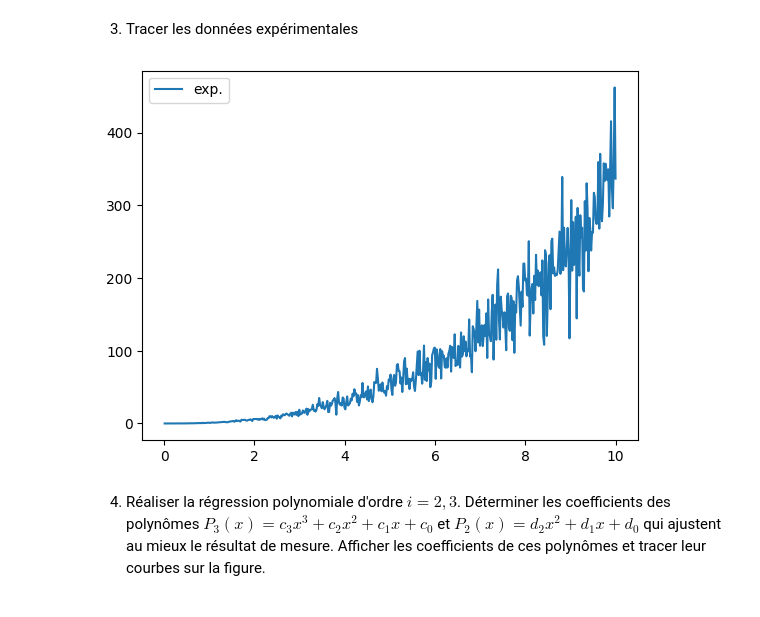
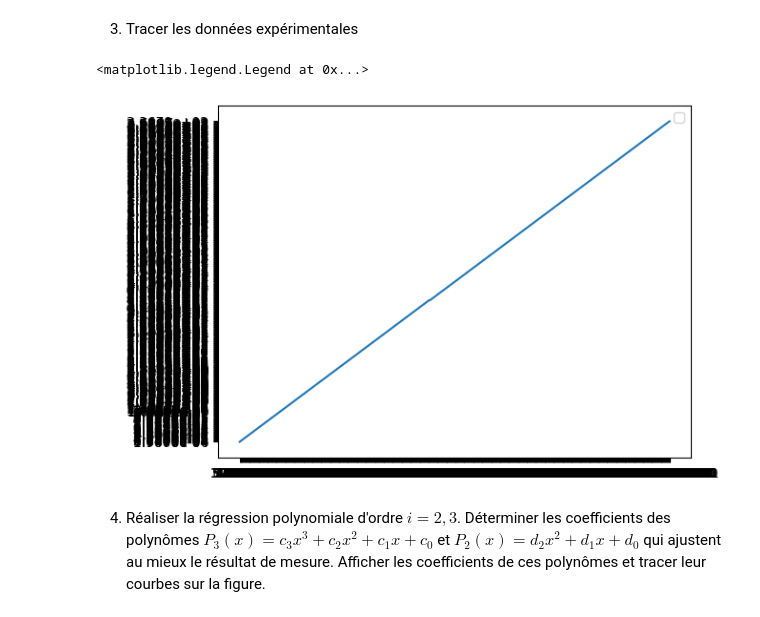
Before and after one commit to Paol06/S4_python_phys, a Jupyter notebook: PH461/TD/TD3/TD3_partie1.ipynb, the cells around one changed output. Drawn from its saved outputs; the diff is of its cells as text; code cells hidden in the pictures.

```diff
--- a/PH461/TD/TD3/TD3_partie1.ipynb
+++ b/PH461/TD/TD3/TD3_partie1.ipynb
@@ -46,7 +46,7 @@ for nom_du_fichier in filenames:
     print (f'Le fichier {nom_du_fichier} contient {len (lignes):d} lignes.')
 
     data = []
-    for i in range (2, 9):
+    for i in range (2, 10):
         ligne = lignes [i].replace (' ', '').split (',')
         x, delta_x, y, delta_y = float (ligne [0]), float (ligne [1]), float (ligne [2]), float (ligne [3])
         data.append ((x, delta_x, y, delta_y))
@@ -169,25 +201,35 @@ Une série de mesures de $y$ en fonction de $x$ est réalisée dans le but de d
 # %%
 # ouverture/lecture du fichier de données
 nom_du_fichier = 'power_law.txt'
-path2data = './data/'
+path2data = 'C:/Users/paolo/Documents/S4_python_phys/PH461/TD/TD3/data_td3/'
+with open (path2data + nom_du_fichier, 'r') as f:
+    contenu = f.read ()
+N = contenu.split ('\n')
 
 
-
-print (f'Le fichier {nom_du_fichier} contient {N:d} lignes.\n')
+print (f'Le fichier {nom_du_fichier} contient {len(N):d} lignes.\n')
 # %% [output]
 Le fichier power_law.txt contient 504 lignes.
 # %% [markdown]
 2. En réemployant à nouveau les procédures du chapitre 2, affecter aux variables _x_ et _y_ le contenu respectif des colonnes _abscisses_ et _ordonnées_.
+# %%
+X = []
+Y = []
+for j in N[3:503]:
+    r = j.split(',')
+    X.append(r[0])
+    Y.append(r[1])
 # %% [markdown]
 3. Tracer les données expérimentales
 # %%
 fig, ax = plt.subplots ()
 # plot experimental data
-
+ax.plot(np.array(X), np.array(Y))
 
 ax.legend ()
 # %% [output]
+<matplotlib.legend.Legend at 0x...>
-[figure, old version]
+[figure, new version]
 # %% [markdown]
 4. Réaliser la régression polynomiale d'ordre $i = 2, 3$.
 Déterminer les coefficients des polynômes $ P_3(x) = c_3 x^3 + c_2 x^2 + c_1 x + c_0$
```
Also changed, not shown: parts of 6 cells of this notebook, 15 other files.
